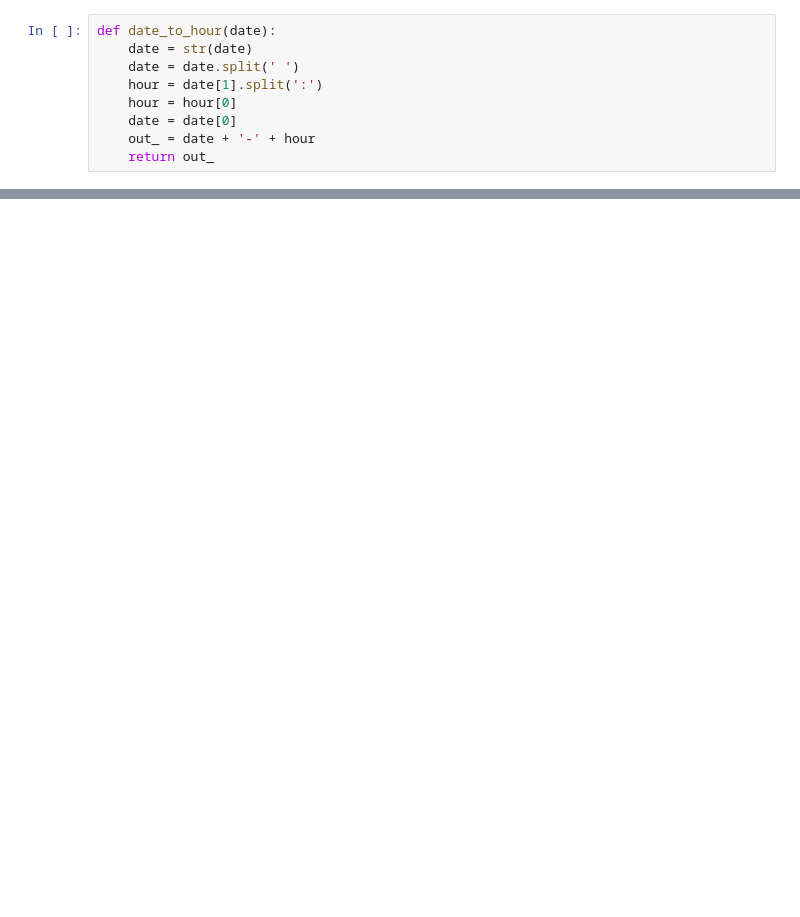
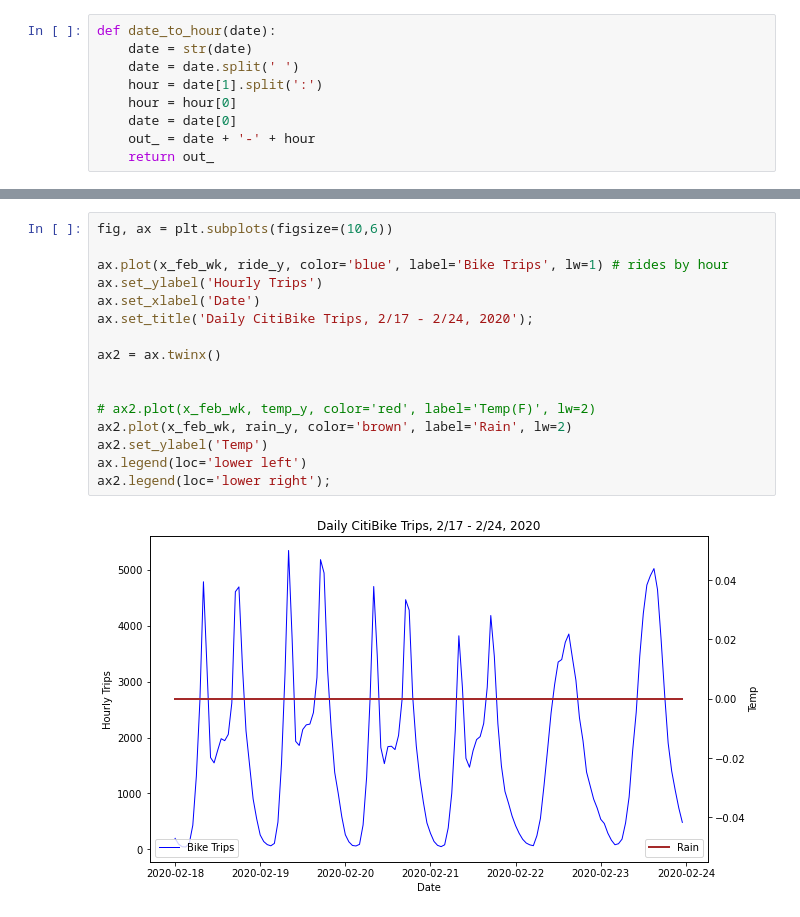
Before and after one commit to leckieje/fair_weather_cyclists, a Jupyter notebook: bike_weather_20.ipynb, the cells around one changed output, grey strips where cells are left out. Saved outputs shown, nothing was run; the diff lists cells and outputs as text; blank space fills up the shorter version.

```diff
--- a/bike_weather_20.ipynb
+++ b/bike_weather_20.ipynb
@@ -832,0 +846,18 @@ memory usage: 3.3+ GB
+# %%
+fig, ax = plt.subplots(figsize=(10,6))
+
+ax.plot(x_feb_wk, ride_y, color='blue', label='Bike Trips', lw=1) # rides by hour
+ax.set_ylabel('Hourly Trips')
+ax.set_xlabel('Date')
+ax.set_title('Daily CitiBike Trips, 2/17 - 2/24, 2020');
+
+ax2 = ax.twinx()
+
+
+# ax2.plot(x_feb_wk, temp_y, color='red', label='Temp(F)', lw=2)
+ax2.plot(x_feb_wk, rain_y, color='brown', label='Rain', lw=2)
+ax2.set_ylabel('Temp')
+ax.legend(loc='lower left')
+ax2.legend(loc='lower right');
+# %% [output]
+[figure, added]
```
Also changed, not shown: parts of 61 cells of this notebook.
